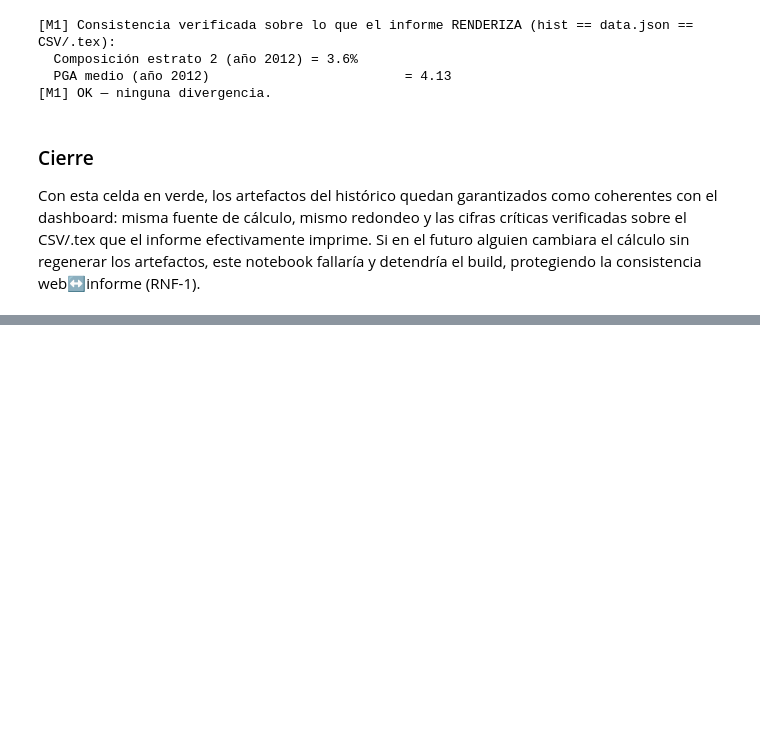
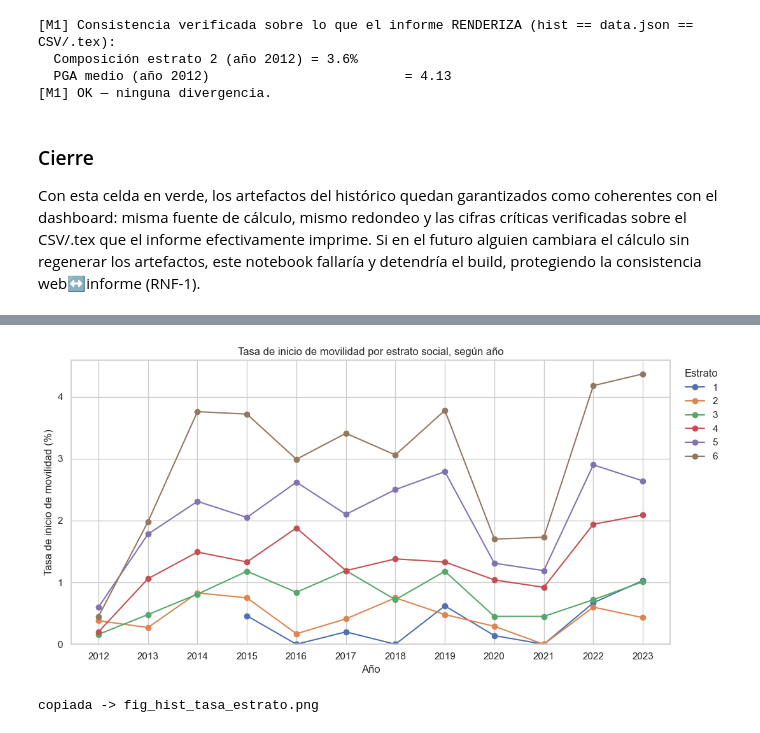
Before and after one commit to danteboe/PROY-GRADO, a Jupyter notebook: notebooks/07_historico_evolucion.ipynb, the cells around one changed output, grey strips where cells are left out. Saved outputs shown, nothing was run; the diff lists cells and outputs as text; code cells hidden in the pictures; blank space fills up the shorter version.

Commit message:
docs(FEAT-003): tasa de inicio de movilidad por estrato en nb07 e informe

```diff
--- a/notebooks/07_historico_evolucion.ipynb
+++ b/notebooks/07_historico_evolucion.ipynb
@@ -421,0 +440,16 @@ fallaría y detendría el build, protegiendo la consistencia web↔informe (RNF-
+# %%
+# Carga de la segunda fuente y cálculo ÚNICO de las tasas (no se recomputa estadística:
+# compute_historical_rates es la fuente única, igual que compute_historical arriba).
+from src import historical_rates as hr
+
+rend = utils.load_source('historial_rendimiento', columns=['CODIGO_ESTUDIANTE', 'PERIODO'])
+tasas = hr.compute_historical_rates(df, rend)
+
+meta_t = tasas['meta']
+anios_t = sorted({c['anio'] for c in tasas['estrato']})
+print('Encuadre:', meta_t['framing'], '| rango:', meta_t['anio_min'], '->', meta_t['anio_max'])
+print('Umbral de denominador (den>=):', meta_t['umbral_den'])
+print('Años con tasa de estrato:', anios_t[0], '->', anios_t[-1], f'({len(anios_t)} años)')
+print('Participantes sin rendimiento (fuera del numerador):', meta_t['n_part_sin_rendimiento'])
+print('Activos sin contrapartida analítica:', meta_t['n_activos_sin_analitico'])
+print('\nNota de encuadre:\n ', meta_t['nota_framing'])
@@ -421,0 +480,33 @@ fallaría y detendría el build, protegiendo la consistencia web↔informe (RNF-
+# %%
+# --- Figura: tasa_pct por estrato x año (multi-línea) ---
+df_tasa_estrato = pd.DataFrame(tasas['estrato'])
+# Pivote año x estrato; los huecos quedan NaN (no 0) para no interpolar artificialmente.
+piv_tasa = (df_tasa_estrato.pivot_table(index='anio', columns='categoria',
+                                        values='tasa_pct', aggfunc='first')
+            .sort_index())
+
+fig, ax = plt.subplots(figsize=(11, 5.5))
+x_t = piv_tasa.index.astype(int)
+colores_t = sns.color_palette('deep', n_colors=piv_tasa.shape[1])
+for color, col in zip(colores_t, piv_tasa.columns):
+    serie = piv_tasa[col]
+    ax.plot(x_t, serie.to_numpy(), marker='o', color=color, label=str(col))
+ax.set_title('Tasa de inicio de movilidad por estrato social, según año')
+ax.set_xlabel('Año')
+ax.set_ylabel('Tasa de inicio de movilidad (%)')
+ax.set_xticks(list(x_t))
+ax.tick_params(axis='x', rotation=0)
+ax.set_ylim(bottom=0)
+ax.legend(title='Estrato', bbox_to_anchor=(1.01, 1), loc='upper left', frameon=False)
+plt.tight_layout()
+utils.save_fig(fig, 'fig_hist_tasa_estrato.png')
+plt.show()
+
+# El informe usa \graphicspath{{figuras/}}: copiar la PNG a latex/figuras/ (mismo
+# patrón que las figuras fig_hist_* de la sección de composición).
+shutil.copy2(config.FIGURES_DIR / 'fig_hist_tasa_estrato.png',
+             LATEX_FIG / 'fig_hist_tasa_estrato.png')
+print('copiada ->', (LATEX_FIG / 'fig_hist_tasa_estrato.png').name)
+# %% [output]
+[figure, added]
+copiada -> fig_hist_tasa_estrato.png
```
Also changed, not shown: parts of 9 cells of this notebook, 8 other files.
